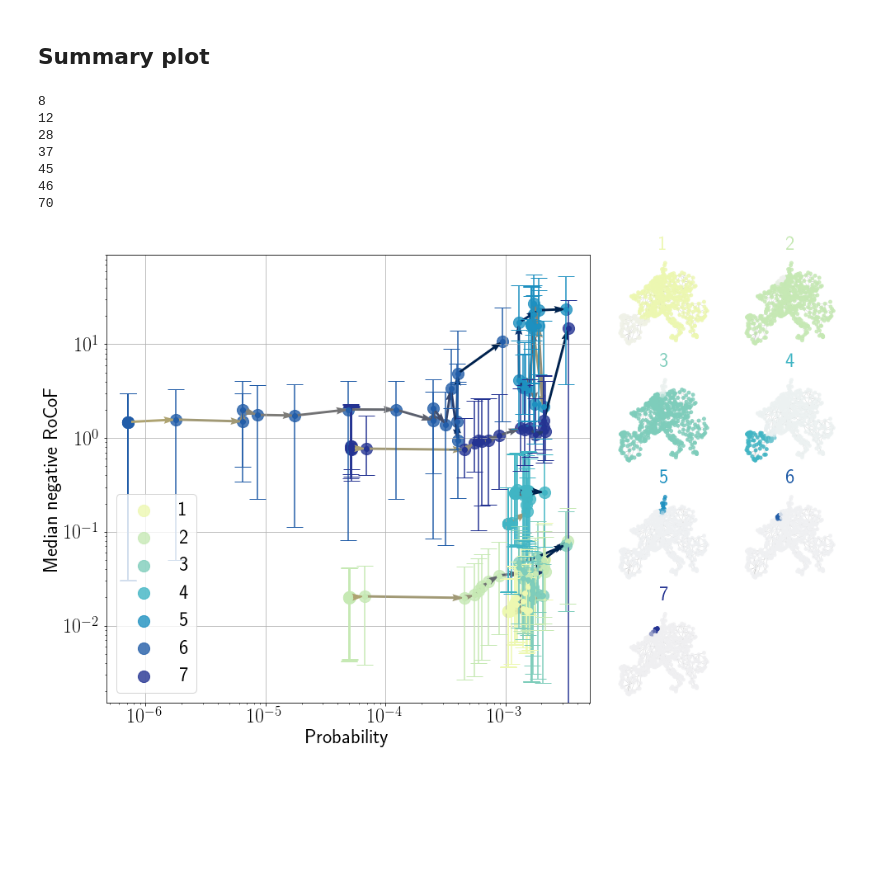
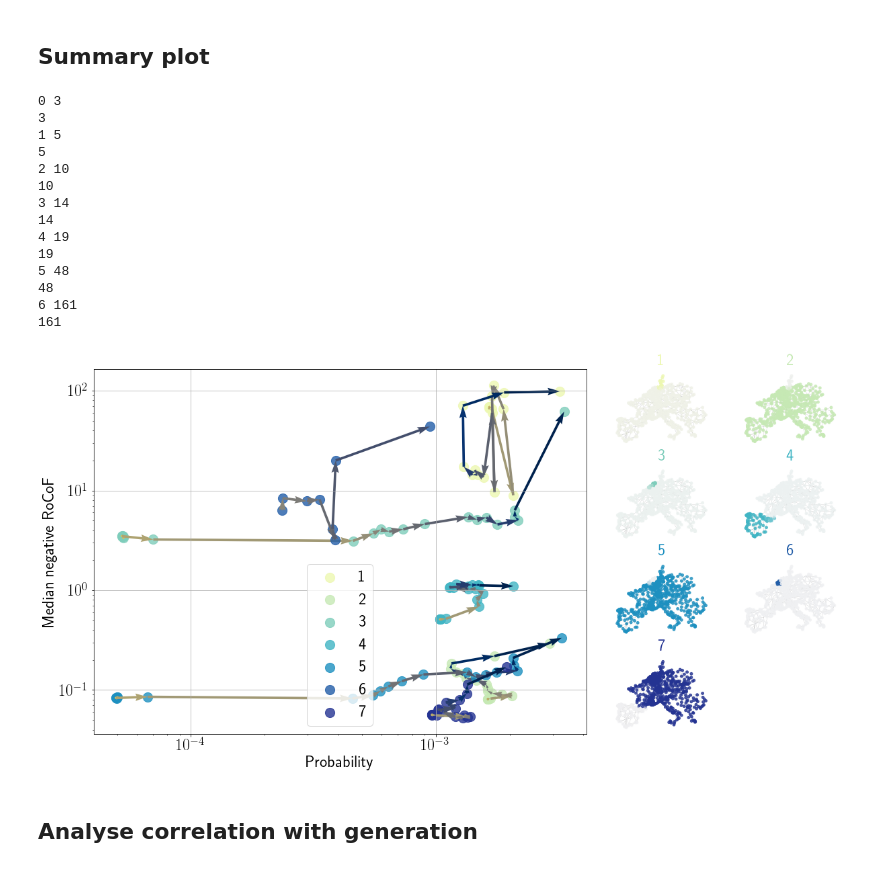
Before and after one commit to maurizio-titz/Power-system-split, a Jupyter notebook: notebooks/analyse_component_clusters_kmeans_combined.ipynb, the cells around one changed output. Cells and saved outputs as stored; diff of their text form; code cells hidden in the pictures; blank space fills up the shorter version.

Commit message:
Added correlation between generation and split probabilities

```diff
--- a/notebooks/analyse_component_clusters_kmeans_combined.ipynb
+++ b/notebooks/analyse_component_clusters_kmeans_combined.ipynb
@@ -178,8 +182,8 @@ n_cluster
 # %%
 KN = KNeighborsClassifier()
 KN.fit(indicator_vectors_int[test_indices],cluster_labels)
-labels2 = KN.predict(indicator_vectors_int)
-component_props.loc[:,'cluster_label'] = labels2
+labels3 = KN.predict(indicator_vectors_int)
+component_props.loc[:,'cluster_label'] = labels3
 # %%
 print(component_props.shape)
 print(indicator_vectors_int.shape)
@@ -194,6 +203,6 @@ array([ 0,  1,  2,  3,  4,  5,  6,  7,  8,  9, 10, 11, 12, 13, 14, 15, 16,
 # %%
 # Add component properties
-component_props.loc[:,'rocof'] = component_props.load_imbalance / component_props.inertia_proxy
+component_props.loc[:,'rocof'] = component_props.load_imbalance / component_props.inertia_proxy*50/2/6
 component_props.loc[:, 'number_of_nodes'] = indicator_vectors.sum(1)
 component_props.loc[:,'inertia_proxy'] = component_props.inertia_proxy
 
@@ -229,7 +238,7 @@ cluster_props.loc[:,'min_neg_rocof'] = component_props[component_props.rocof<=0]
 
 # convert rocof to absolute rocof and save sign
 component_props.loc[:,'rocof_positive'] = component_props.loc[:,'rocof']>0
-component_props.loc[:,'rocof'] = component_props.loc[:,'rocof'].abs()
+#component_props.loc[:,'rocof'] = component_props.loc[:,'rocof'].abs()
 
 # this DataFrame has a Multiindex (cluster_label, co2l)
 cluster_props.head()
@@ -404,3 +417,18 @@ for count,label in enumerate(selected_cluster_labels.unique()):
 plt.tight_layout()
 # %% [output]
 [figure]
+# %%
+f,ax = plt.subplots(figsize=(20,8))
+maxval = int(1e2)#4e5
+bins = np.arange(-maxval,0,0.5)
+for label in np.unique(selected_cluster_labels):
+    component_props[(component_props.cluster_label==label) & (component_props.co2l==0.1)].rocof.hist(log = True,
+                                                                                                bins = bins,
+                                                                                                ax = ax,
+                                                                                                alpha = .5,
+                                                                                                label = label)
+#ax.set_title(label,fontsize = 24)
+ax.tick_params(axis = 'both', which = 'both', labelsize = 24)
+ax.legend(fontsize = 20)
+plt.tight_layout()
+plt.show()
@@ -466,7 +505,7 @@ colors_points = sns.color_palette('colorblind')
 
 print(colors_points)
 
-for i,cluster in enumerate(selected_cluster[:6]):
+for i,cluster in enumerate(selected_cluster[:10]):
 
     points = np.array([cluster_props.loc[selected_cluster].loc[indices[i]]['likelihood'],
                        cluster_props.loc[selected_cluster].loc[indices[i]]['median_neg_rocof']]).T##mean_neg_rocof
@@ -581,7 +621,7 @@ plt.show()
 plt.rc('text', usetex = True)
 plt.rc('text.latex', preamble=r'\usepackage{amsmath}')
 
-f = plt.figure(figsize = (16,10))
+f = plt.figure(figsize = (20,10))
 
 gs = GridSpec(4, 6, figure = f)
 
@@ -612,11 +652,10 @@ start_index = 6
 
 
 for i,cluster in enumerate(selected_cluster[:start_index+1]):#enumerate(selected_cluster[start_index:start_index+1],start_index):
-
+    print(i,cluster)
     co2_cmap = plt.get_cmap('cividis')
-    points = np.array([cluster_props.loc[selected_cluster].loc[indices[i]]['likelihood'],
-                       cluster_props.loc[selected_cluster].loc[indices[i]]['median_neg_rocof']]).T##mean_neg_rocof
-
+    points = np.array([cluster_props.loc[indices[i]]['likelihood'],
+                       cluster_props.loc[indices[i]]['median_neg_rocof']]).T###['mean_neg_rocof']]).T#
 
     colors = [co2_cmap(i/len(co2ls)) for i in range(len(co2ls)-1)][::-1]
 
@@ -626,8 +665,8 @@ for i,cluster in enumerate(selected_cluster[:start_index+1]):#enumerate(selected
                color = colors_points[i],
               label = str(i+1),#cluster,
               alpha = 0.8)
-    yerr = np.array([cluster_props.loc[selected_cluster].loc[indices[i]]['upper_quantile_neg_rocof'],
-                     cluster_props.loc[selected_cluster].loc[indices[i]]['lower_quantile_neg_rocof']])
+    yerr = np.array([cluster_props.loc[indices[i]]['upper_quantile_neg_rocof'],
+                     cluster_props.loc[indices[i]]['lower_quantile_neg_rocof']])
     #print(yerr)
     #ax.errorbar(points[:, 0],
     #             points[:, 1],
@@ -662,39 +701,48 @@ sorted_labels = np.unique(selected_cluster_labels.values)
 
 for i, label in enumerate(sorted_labels):
     xcoord = int(i//2)
     ycoord = int(i%2)
     cmap2 = sns.light_palette(cmap((i+1)/(len(selected_cluster)+1)), as_cmap=True)
 
     mean_ind_vector = np.array([selected_ind_vectors[selected_cluster_labels.values == label].mean(0) ])
 
     nx.draw(G,
             pos = node_positions,
             node_size = 15,
             width = 0.1,
             alpha = 0.8,
             ax = axs[xcoord][ycoord],
             node_color = mean_ind_vector,
             cmap = cmap2,
             vmin = 0,
             vmax = 1)
 
 
     axs[xcoord][ycoord].set_title('{}'.format(str(i+1)), #label
                                   fontsize = 24,
                                  color = cmap((i+1)/(len(selected_cluster)+1)))
 
 path = '/media/fkaiser/'
 save_path = path + 'Data/system_split/European_Networks/New_networks_CO2_levels/'
 
-plt.savefig(save_path+'Figures/Figure6_risk_probability_plot_w_errorbars.pdf',bbox_inches = 'tight')
+#plt.savefig(save_path+'Figures/Figure6_risk_probability_plot.pdf',bbox_inches = 'tight')
 
 plt.show()
 # %% [output]
-8
-12
-28
-37
-45
-46
-70
+0 3
+3
+1 5
+5
+2 10
+10
+3 14
+14
+4 19
+19
+5 48
+48
+6 161
+161
-[figure, old version]
+[figure, new version]
+# %% [markdown]
+## Analyse correlation with generation
```
Also changed, not shown: parts of 19 cells of this notebook.
